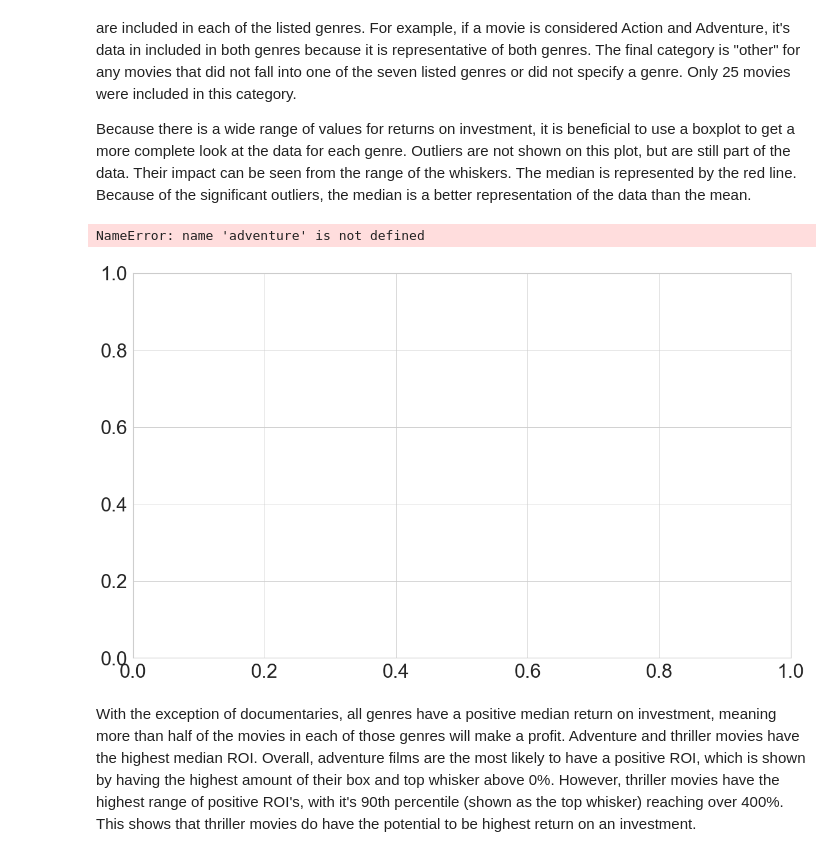
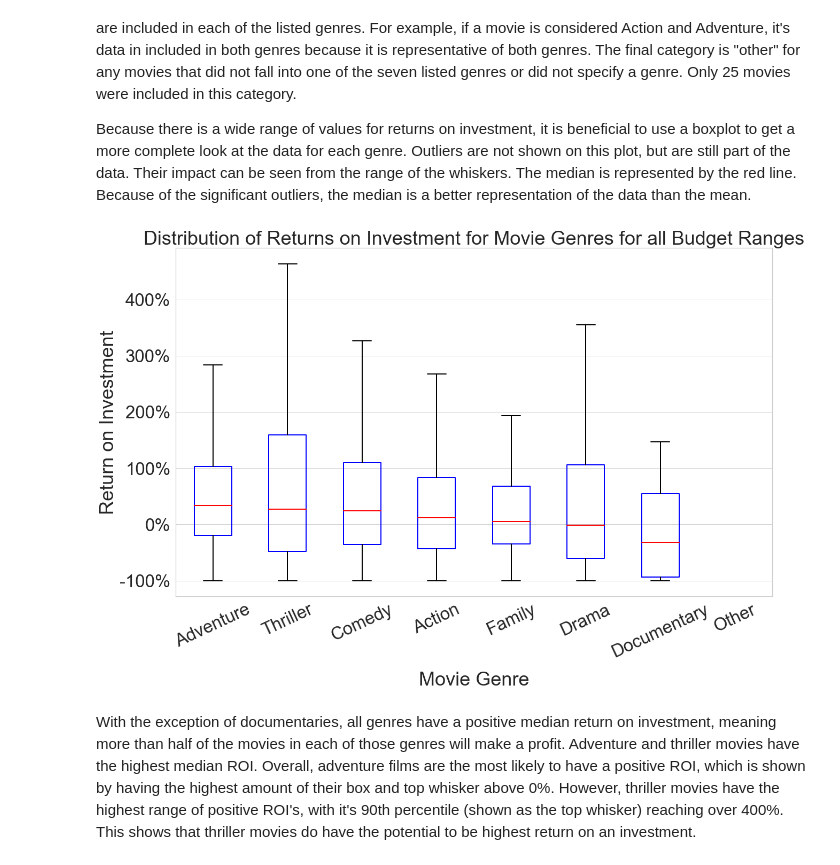
Before and after one commit to danvalen1/Film-Industry-Analysis, a Jupyter notebook: Project Walkthrough.ipynb, the cells around one changed output. Drawn from its saved outputs; the diff is of its cells as text; code cells hidden in the pictures.

Commit message:
updated code in clean notebook

```diff
--- a/Project Walkthrough.ipynb
+++ b/Project Walkthrough.ipynb
@@ -180,11 +180,10 @@ When investing in movies, it is important to know if certain genres lead to a hi
 
 Because there is a wide range of values for returns on investment, it is beneficial to use a boxplot to get a more complete look at the data for each genre. Outliers are not shown on this plot, but are still part of the data. Their impact can be seen from the range of the whiskers. The median is represented by the red line. Because of the significant outliers, the median is a better representation of the data than the mean.
 # %%
-cl.create_genre_dfs(clean_df)
-cl.genre_boxplot('ROI')
+genre_dfs = cl.create_genre_dfs(clean_df)
+cl.genre_boxplot(genre_dfs, 'ROI')
 # %% [output]
-NameError: name 'adventure' is not defined
-[figure, old version]
+[figure, new version]
 # %% [markdown]
 With the exception of documentaries, all genres have a positive median return on investment, meaning more than half of the movies in each of those genres will make a profit. Adventure and thriller movies have the highest median ROI. Overall, adventure films are the most likely to have a positive ROI, which is shown by having the highest amount of their box and top whisker above 0%. However, thriller movies have the highest range of positive ROI's, with it's 90th percentile (shown as the top whisker) reaching over 400%. This shows that thriller movies do have the potential to be highest return on an investment.
 # %% [markdown]
```
Also changed, not shown: 1 other file.
